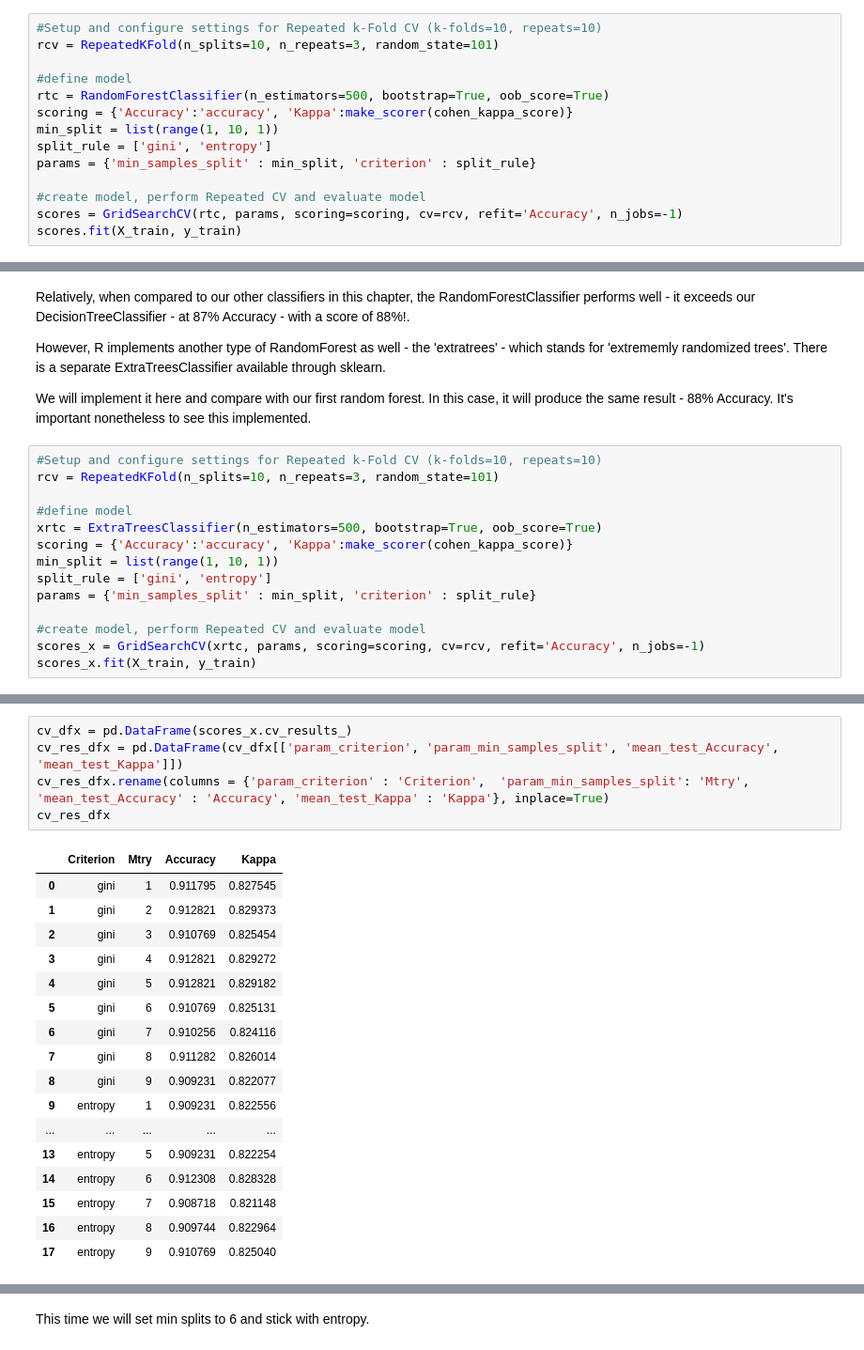
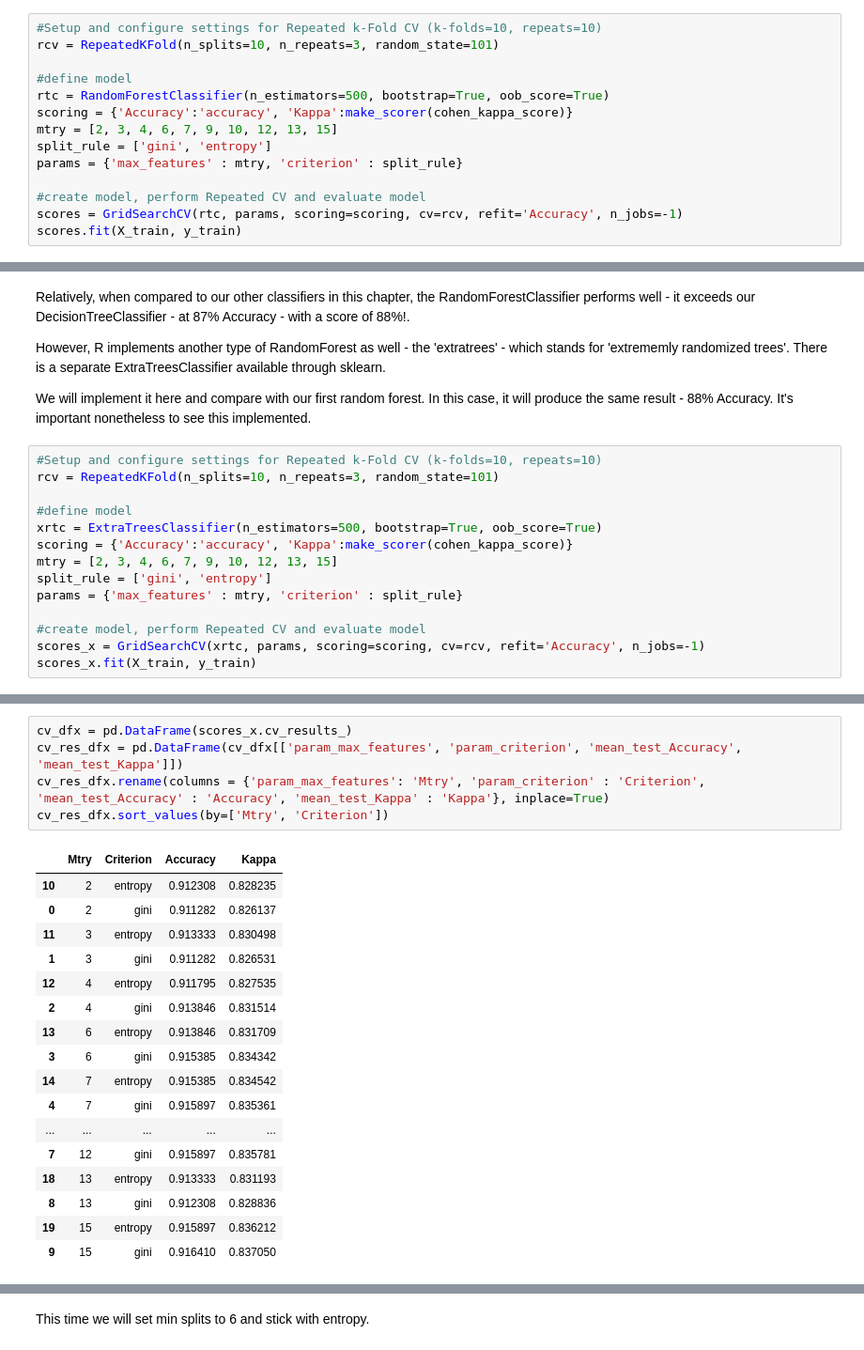
Before and after one commit to ttellner/GameDataScienceInPython, a Jupyter notebook: Labs_Chapter7_Python/Chapter7_Lab9.ipynb, the cells around one changed output, grey strips where cells are left out. Shown: that part at 94% size. Drawn from its saved outputs; the diff is of its cells as text.

```diff
--- a/Labs_Chapter7_Python/Chapter7_Lab9.ipynb
+++ b/Labs_Chapter7_Python/Chapter7_Lab9.ipynb
@@ -158,9 +158,9 @@ rcv = RepeatedKFold(n_splits=10, n_repeats=3, random_state=101)
 #define model
 rtc = RandomForestClassifier(n_estimators=500, bootstrap=True, oob_score=True)
 scoring = {'Accuracy':'accuracy', 'Kappa':make_scorer(cohen_kappa_score)}
-min_split = list(range(1, 10, 1))
+mtry = [2, 3, 4, 6, 7, 9, 10, 12, 13, 15]
 split_rule = ['gini', 'entropy']
-params = {'min_samples_split' : min_split, 'criterion' : split_rule}
+params = {'max_features' : mtry, 'criterion' : split_rule}
 
 #create model, perform Repeated CV and evaluate model
 scores = GridSearchCV(rtc, params, scoring=scoring, cv=rcv, refit='Accuracy', n_jobs=-1)
@@ -268,9 +268,9 @@ rcv = RepeatedKFold(n_splits=10, n_repeats=3, random_state=101)
 #define model
 xrtc = ExtraTreesClassifier(n_estimators=500, bootstrap=True, oob_score=True)
 scoring = {'Accuracy':'accuracy', 'Kappa':make_scorer(cohen_kappa_score)}
-min_split = list(range(1, 10, 1))
+mtry = [2, 3, 4, 6, 7, 9, 10, 12, 13, 15]
 split_rule = ['gini', 'entropy']
-params = {'min_samples_split' : min_split, 'criterion' : split_rule}
+params = {'max_features' : mtry, 'criterion' : split_rule}
 
 #create model, perform Repeated CV and evaluate model
 scores_x = GridSearchCV(xrtc, params, scoring=scoring, cv=rcv, refit='Accuracy', n_jobs=-1)
@@ -287,27 +287,27 @@ GridSearchCV(cv=RepeatedKFold(n_repeats=3, n_splits=10, random_state=101),
                       'Kappa': make_scorer(cohen_kappa_score)})
 # %%
 cv_dfx = pd.DataFrame(scores_x.cv_results_)
-cv_res_dfx = pd.DataFrame(cv_dfx[['param_criterion', 'param_min_samples_split', 'mean_test_Accuracy', 'mean_test_Kappa']])
-cv_res_dfx.rename(columns = {'param_criterion' : 'Criterion',  'param_min_samples_split': 'Mtry', 'mean_test_Accuracy' : 'Accuracy', 'mean_test_Kappa' : 'Kappa'}, inplace=True)
-cv_res_dfx
+cv_res_dfx = pd.DataFrame(cv_dfx[['param_max_features', 'param_criterion', 'mean_test_Accuracy', 'mean_test_Kappa']])
+cv_res_dfx.rename(columns = {'param_max_features': 'Mtry', 'param_criterion' : 'Criterion', 'mean_test_Accuracy' : 'Accuracy', 'mean_test_Kappa' : 'Kappa'}, inplace=True)
+cv_res_dfx.sort_values(by=['Mtry', 'Criterion'])
 # %% [output]
-|  | Criterion | Mtry | Accuracy | Kappa |
-| 0 | gini | 1 | 0.911795 | 0.827545 |
-| 1 | gini | 2 | 0.912821 | 0.829373 |
-| 2 | gini | 3 | 0.910769 | 0.825454 |
-| 3 | gini | 4 | 0.912821 | 0.829272 |
-| 4 | gini | 5 | 0.912821 | 0.829182 |
-| 5 | gini | 6 | 0.910769 | 0.825131 |
-| 6 | gini | 7 | 0.910256 | 0.824116 |
-| 7 | gini | 8 | 0.911282 | 0.826014 |
-| 8 | gini | 9 | 0.909231 | 0.822077 |
-| 9 | entropy | 1 | 0.909231 | 0.822556 |
+|  | Mtry | Criterion | Accuracy | Kappa |
+| 10 | 2 | entropy | 0.912308 | 0.828235 |
+| 0 | 2 | gini | 0.911282 | 0.826137 |
+| 11 | 3 | entropy | 0.913333 | 0.830498 |
+| 1 | 3 | gini | 0.911282 | 0.826531 |
+| 12 | 4 | entropy | 0.911795 | 0.827535 |
+| 2 | 4 | gini | 0.913846 | 0.831514 |
+| 13 | 6 | entropy | 0.913846 | 0.831709 |
+| 3 | 6 | gini | 0.915385 | 0.834342 |
+| 14 | 7 | entropy | 0.915385 | 0.834542 |
+| 4 | 7 | gini | 0.915897 | 0.835361 |
 | ... | ... | ... | ... | ... |
-| 13 | entropy | 5 | 0.909231 | 0.822254 |
-| 14 | entropy | 6 | 0.912308 | 0.828328 |
-| 15 | entropy | 7 | 0.908718 | 0.821148 |
-| 16 | entropy | 8 | 0.909744 | 0.822964 |
-| 17 | entropy | 9 | 0.910769 | 0.825040 |
+| 7 | 12 | gini | 0.915897 | 0.835781 |
+| 18 | 13 | entropy | 0.913333 | 0.831193 |
+| 8 | 13 | gini | 0.912308 | 0.828836 |
+| 19 | 15 | entropy | 0.915897 | 0.836212 |
+| 9 | 15 | gini | 0.916410 | 0.837050 |
 # %%
 scores_x.best_params_
 # %% [output]
```
Also changed, not shown: parts of 11 cells of this notebook, 3 other files.
